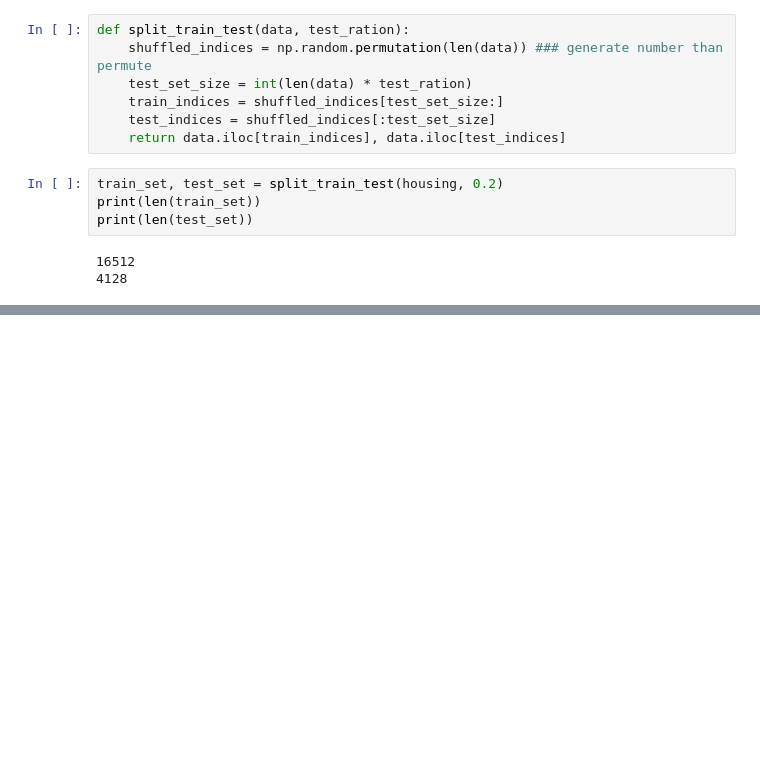
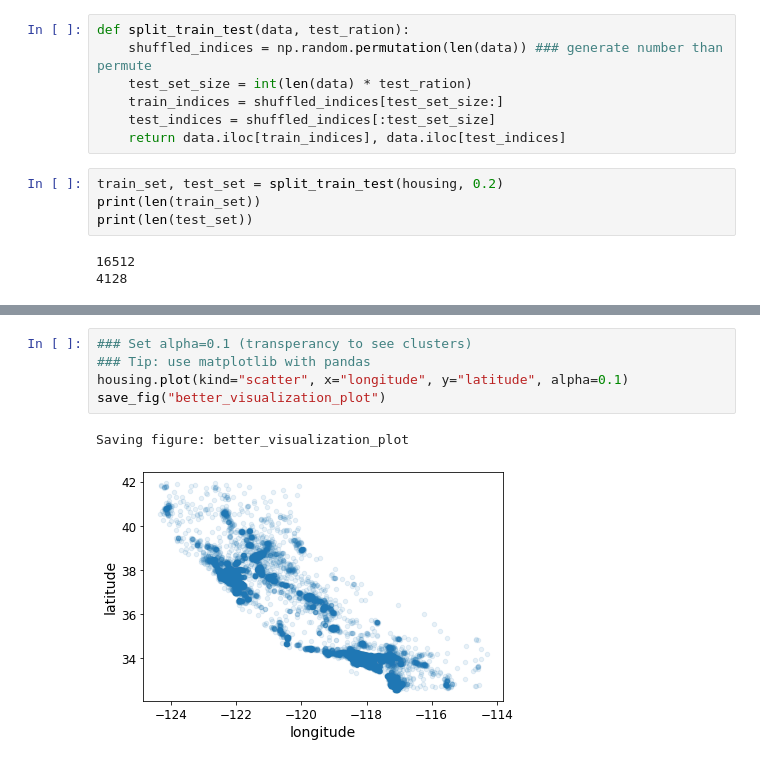
Before and after one commit to ddzunja/handson-ml2, a Jupyter notebook: 02_new_end_to_end_machine_learning.ipynb, the cells around one changed output, grey strips where cells are left out. Saved outputs shown, nothing was run; the diff lists cells and outputs as text; blank space fills up the shorter version.

```diff
--- a/02_new_end_to_end_machine_learning.ipynb
+++ b/02_new_end_to_end_machine_learning.ipynb
@@ -147,0 +290,8 @@ print(len(test_set))
+# %%
+### Set alpha=0.1 (transperancy to see clusters)
+### Tip: use matplotlib with pandas
+housing.plot(kind="scatter", x="longitude", y="latitude", alpha=0.1)
+save_fig("better_visualization_plot")
+# %% [output]
+Saving figure: better_visualization_plot
+[figure, added]
```
Also changed, not shown: parts of 27 cells of this notebook.
